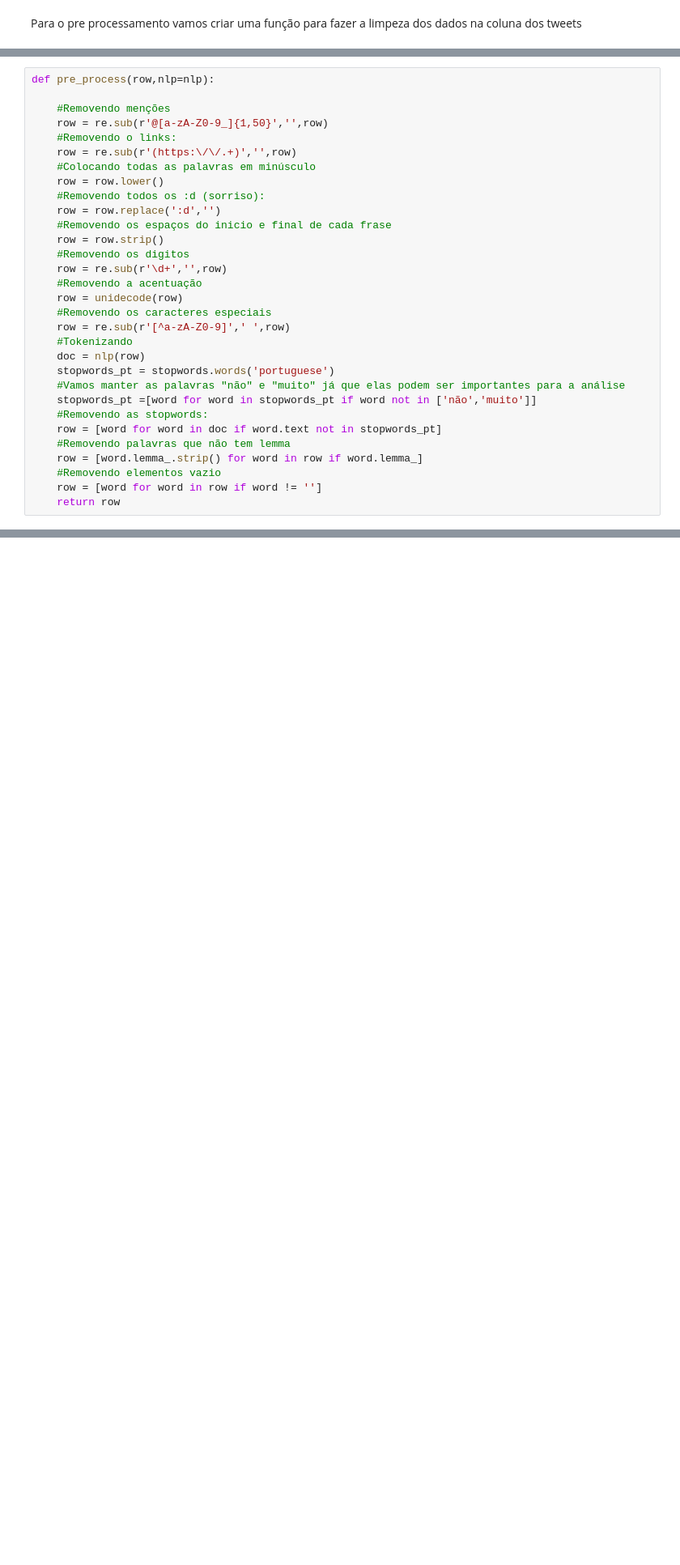
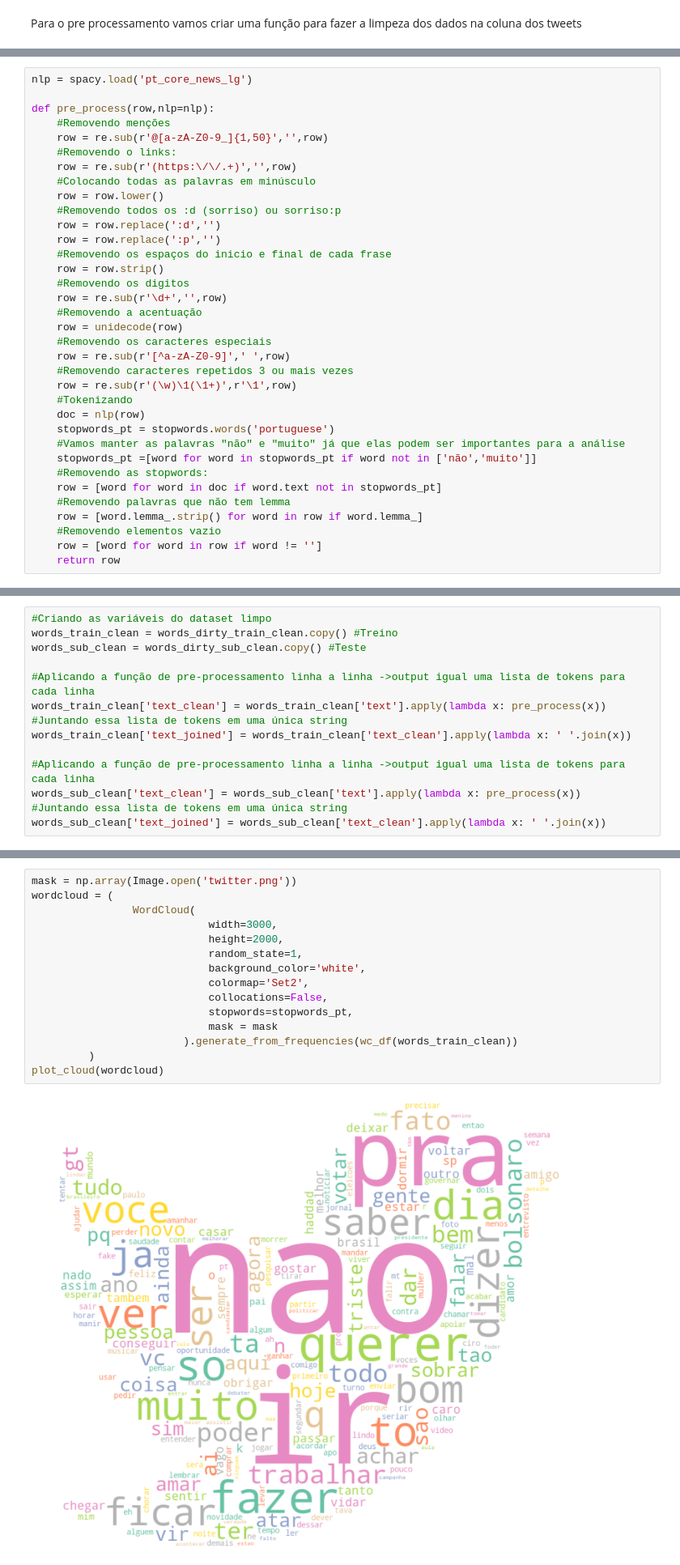
Before and after one commit to gabriel-solon-padilha/analise_de_sentimento_tweets_NLP, a Jupyter notebook: main.ipynb, the cells around one changed output, grey strips where cells are left out. Shown at 81% size. Saved outputs shown, nothing was run; the diff lists cells and outputs as text; blank space fills up the shorter version.

```diff
--- a/main.ipynb
+++ b/main.ipynb
@@ -327,14 +366,16 @@ nlp = spacy.load('pt_core_news_lg')
 # %%
+nlp = spacy.load('pt_core_news_lg')
+
 def pre_process(row,nlp=nlp):
-
     #Removendo menções
     row = re.sub(r'@[a-zA-Z0-9_]{1,50}','',row)
     #Removendo o links:
     row = re.sub(r'(https:\/\/.+)','',row)
     #Colocando todas as palavras em minúsculo
     row = row.lower()
-    #Removendo todos os :d (sorriso):
+    #Removendo todos os :d (sorriso) ou sorriso:p
     row = row.replace(':d','')
+    row = row.replace(':p','')
     #Removendo os espaços do inicio e final de cada frase
     row = row.strip()
     #Removendo os digitos
@@ -343,6 +384,8 @@ def pre_process(row,nlp=nlp):
     row = unidecode(row)
     #Removendo os caracteres especiais
     row = re.sub(r'[^a-zA-Z0-9]',' ',row)
+    #Removendo caracteres repetidos 3 ou mais vezes
+    row = re.sub(r'(\w)\1(\1+)',r'\1',row)
     #Tokenizando
     doc = nlp(row)
     stopwords_pt = stopwords.words('portuguese')
@@ -408,0 +401,14 @@ bar :( : 77a55f10-0caf-41ea-9e2b-11e664d85658
+# %%
+#Criando as variáveis do dataset limpo
+words_train_clean = words_dirty_train_clean.copy() #Treino
+words_sub_clean = words_dirty_sub_clean.copy() #Teste
+
+#Aplicando a função de pre-processamento linha a linha ->output igual uma lista de tokens para cada linha
+words_train_clean['text_clean'] = words_train_clean['text'].apply(lambda x: pre_process(x))
+#Juntando essa lista de tokens em uma única string
+words_train_clean['text_joined'] = words_train_clean['text_clean'].apply(lambda x: ' '.join(x))
+
+#Aplicando a função de pre-processamento linha a linha ->output igual uma lista de tokens para cada linha
+words_sub_clean['text_clean'] = words_sub_clean['text'].apply(lambda x: pre_process(x))
+#Juntando essa lista de tokens em uma única string
+words_sub_clean['text_joined'] = words_sub_clean['text_clean'].apply(lambda x: ' '.join(x))
@@ -408,0 +460,17 @@ bar :( : 77a55f10-0caf-41ea-9e2b-11e664d85658
+# %%
+mask = np.array(Image.open('twitter.png'))
+wordcloud = (
+                WordCloud(
+                            width=3000,
+                            height=2000,
+                            random_state=1,
+                            background_color='white',
+                            colormap='Set2',
+                            collocations=False,
+                            stopwords=stopwords_pt,
+                            mask = mask
+                        ).generate_from_frequencies(wc_df(words_train_clean))
+         )
+plot_cloud(wordcloud)
+# %% [output]
+[figure, added]
```
Also changed, not shown: parts of 13 cells of this notebook, 1 other file.
